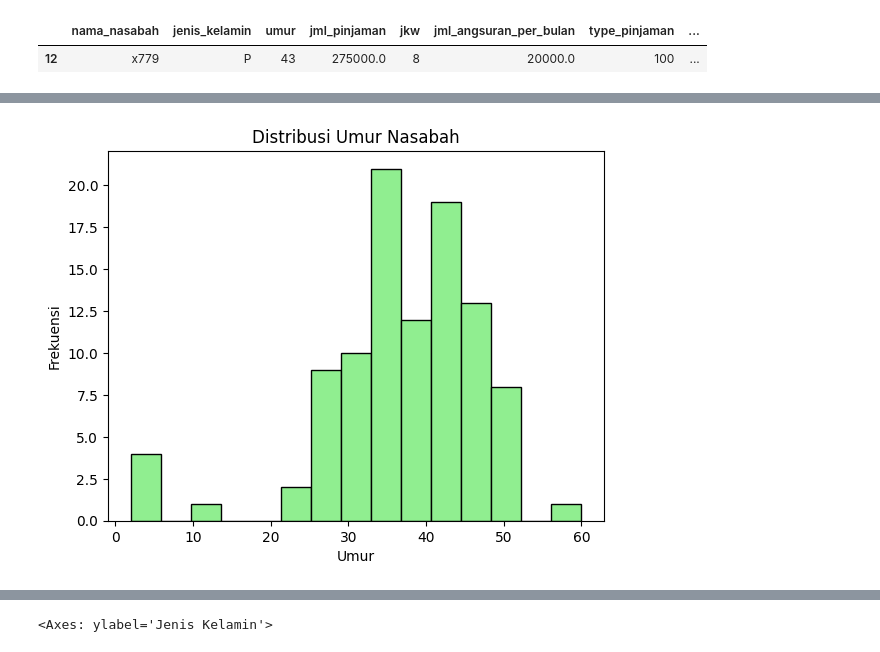
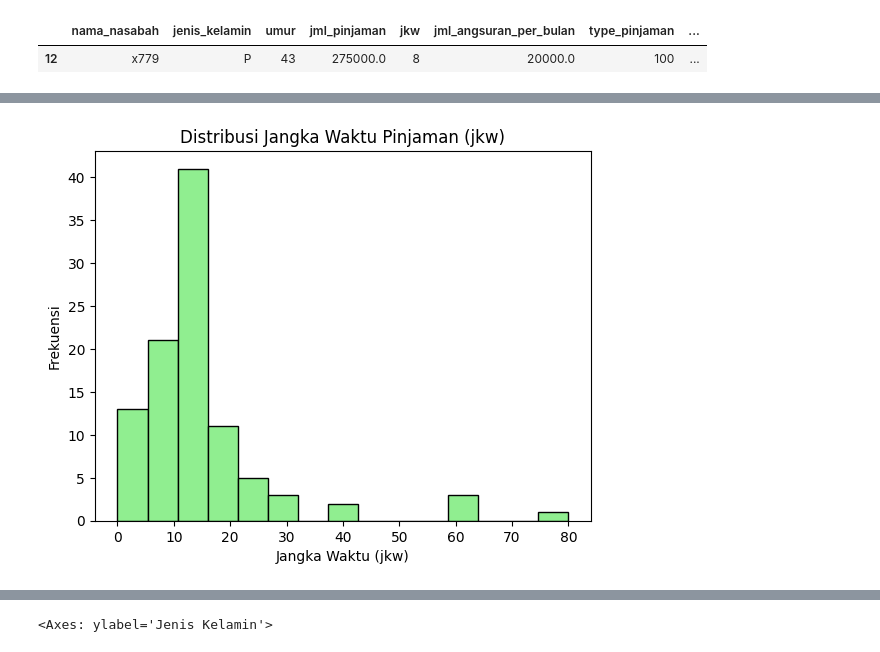
Before and after one commit to Rangga11268/TUGAS-data-science, a Jupyter notebook: project ADS pertemuan 5.ipynb, the cells around one changed output, grey strips where cells are left out. Saved outputs shown, nothing was run; the diff lists cells and outputs as text; code cells hidden in the pictures.

```diff
--- a/project ADS pertemuan 5.ipynb
+++ b/project ADS pertemuan 5.ipynb
@@ -95,6 +95,3 @@ tunggakan_pokok           0
 tunggakan_bunga           0
 status kredit             0
 dtype: int64
-# %%
-data = data.drop(['col'], axis = 1)
-data.info()
@@ -119,9 +97,0 @@ memory usage: 11.8+ KB
-# %%
-import numpy as np
-
-np.random.seed(0)
-data['tanggal_pinjam'] = pd.to_datetime(
-    np.random.choice(pd.date_range('2022-01-01', '2023-12-31'), size=len(data))
-)
-data['tahun_pinjam'] = data['tanggal_pinjam'].dt.year
-data.head()
@@ -135,7 +97,0 @@ data.head()
-# %%
-data['Gender'] = data['jenis_kelamin'].str.split().str.get(0)
-data['Detail'] = (
-    data['jenis_kelamin'].str.split().str.get(1).fillna(' ') + " " +
-    data['jenis_kelamin'].str.split().str.get(2).fillna(' ')
-).str.strip()
-print(data[['jenis_kelamin', 'Gender', 'Detail']].head())
@@ -148,0 +98,10 @@ print(data[['jenis_kelamin', 'Gender', 'Detail']].head())
+# %%
+import numpy as np
+
+np.random.seed(0)
+data['tahun_pinjam'] = np.random.choice(range(2018, 2024), size=len(data))
+data['tanggal_pinjam'] = [
+    pd.Timestamp(f"{tahun}") + pd.to_timedelta(np.random.randint(0, 365), unit='D')
+    for tahun in data['tahun_pinjam']
+]
+data.head()
@@ -180,8 +148,8 @@ pit.show()
 # %%
-data['umur'].plot(kind='hist', bins=15, color='lightgreen', edgecolor='black')
-pit.xlabel('Umur')
+data['jkw'].plot(kind='hist', bins=15, color='lightgreen', edgecolor='black')
+pit.xlabel('Jangka Waktu (jkw)')
 pit.ylabel('Frekuensi')
-pit.title('Distribusi Umur Nasabah')
+pit.title('Distribusi Jangka Waktu Pinjaman (jkw)')
 pit.show()
 # %% [output]
-[figure, old version]
+[figure, new version]
```
Also changed, not shown: parts of 22 cells of this notebook, 4 other files.
